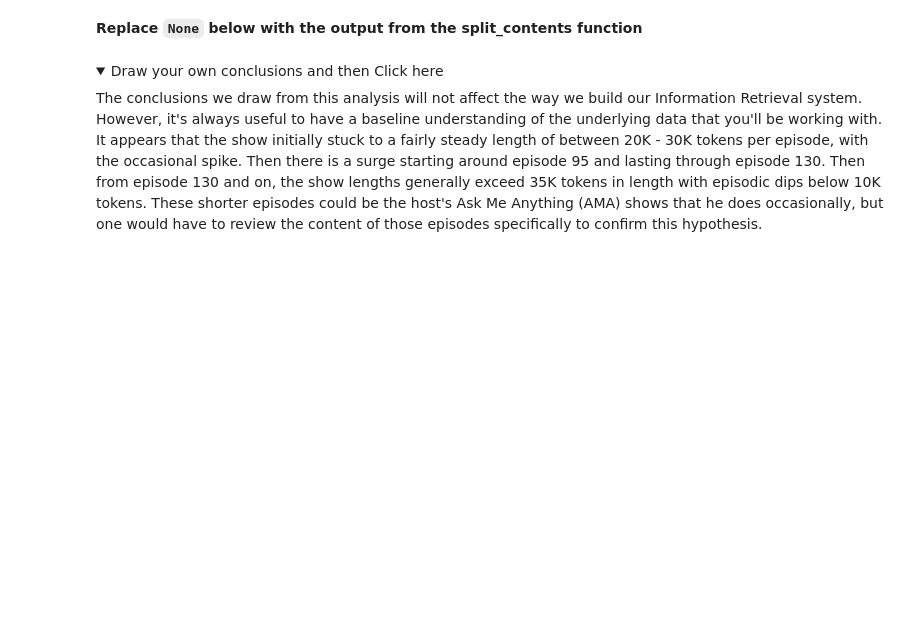
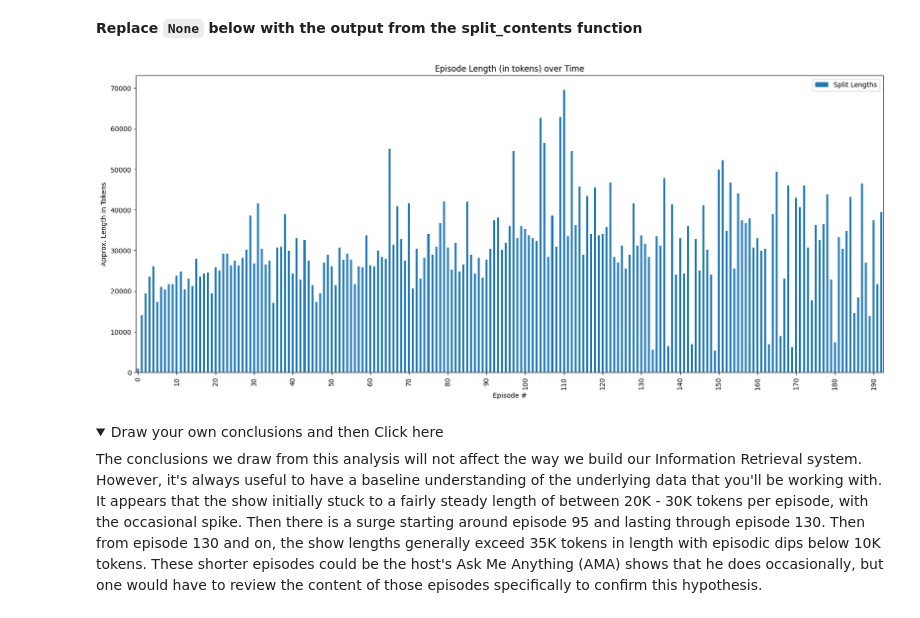
Before and after one commit to johnnyfleet/rag-applications, a Jupyter notebook: notebooks/1-Data_Preprocessing_Week1_COLAB.ipynb, the cells around one changed output. Cells and saved outputs as stored; diff of their text form; code cells hidden in the pictures; folded sections open; blank space fills up the shorter version.

```diff
--- a/notebooks/1-Data_Preprocessing_Week1_COLAB.ipynb
+++ b/notebooks/1-Data_Preprocessing_Week1_COLAB.ipynb
@@ -104,7 +107,8 @@ Assuming you've already downloaded the data from the course repo, follow the ins
 <div class="alert alert-danger"><h5>If you are not running this notebook on Colab, you'll need to readjust your data filepaths.</h5></div>
 # %%
 #root folder on Google Colab is: /content/
-root_folder = '/content/'
+#root_folder = '/content/'
+root_folder = '/workspaces/rag-applications/data/'
 data_file = 'huberman_labs.json'
 data_path = os.path.join(root_folder, data_file)
 data_path
@@ -282,5 +333,5 @@ NameError: name 'SentenceSplitter' is not defined
 # %%
-content_splits = split_contents(None, None)
+content_splits = split_contents(data, gpt_txt_splitter)
 # %% [markdown]
 ### Unit Test to ensure you're on the right track
 # %%
@@ -332,18 +383,20 @@ def get_split_lengths(splits: List[List[str]], column_name: str='Split Lengths')
 # %%
 import matplotlib.pyplot as plt
 import matplotlib.ticker as ticker
 
 column_name = 'Split Lengths'
 
 # replace None with the output from the split_contents function
-df = get_split_lengths(None, column_name=column_name)
+df = get_split_lengths(content_splits, column_name=column_name)
 df['Split Lengths'] = df['Split Lengths'] * chunk_size
 
 # reverse the order of the episode # to correctly show left to right chronological order
 df.index = sorted(list(df.index), reverse=True)
 # create plot
 ax = df.iloc[::-1].plot.bar(y='Split Lengths', xlabel='Episode #', ylabel='Approx. Length in Tokens', title='Episode Length (in tokens) over Time', figsize=(20,8))
 ax.xaxis.set_major_locator(ticker.MultipleLocator(10))
+# %% [output]
+[figure, added]
 # %% [markdown]
 <details>
   <summary>Draw your own conclusions and then Click here</summary>
```
Also changed, not shown: parts of 12 cells of this notebook.
